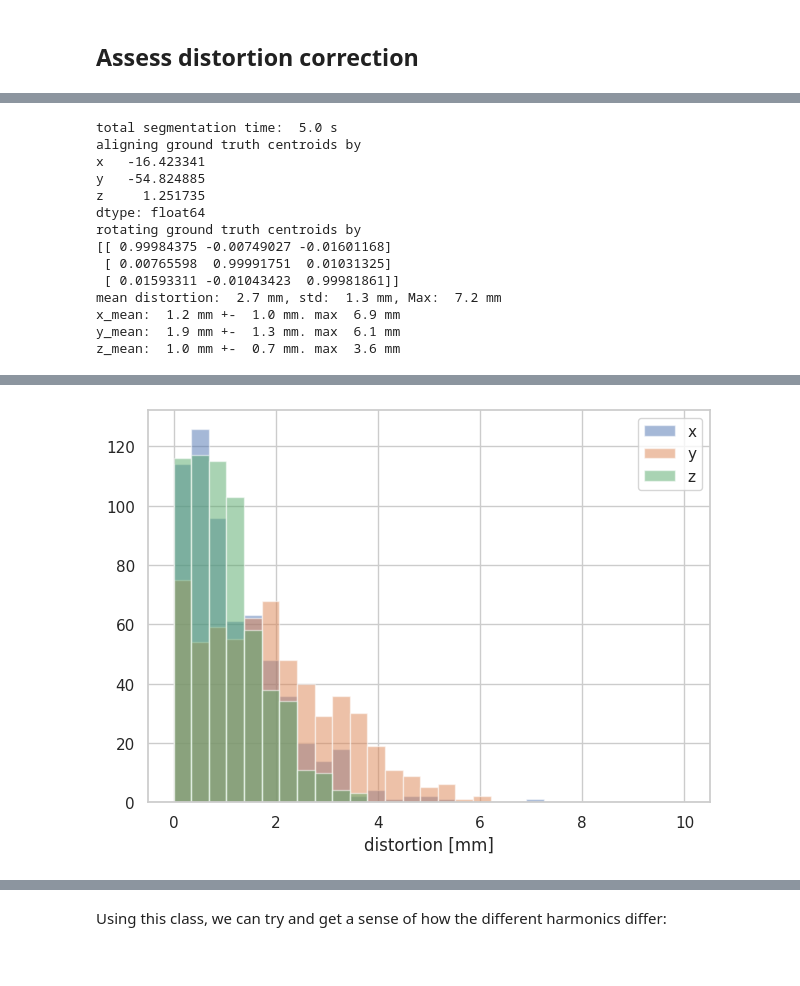
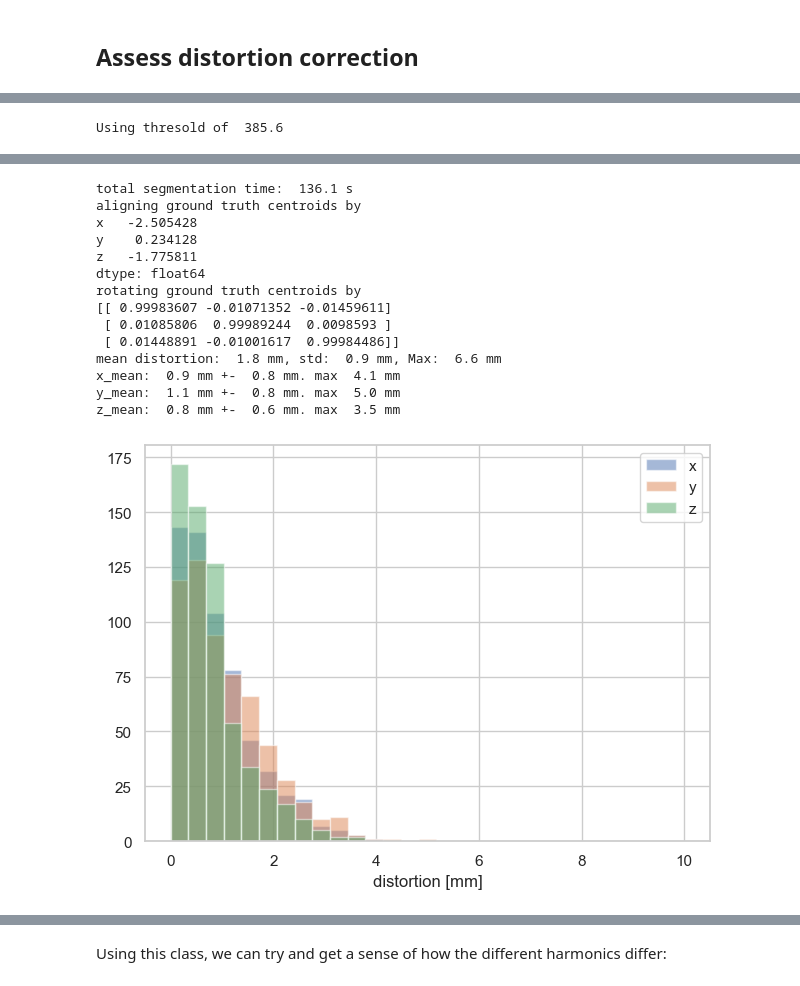
Before and after one commit to Image-X-Institute/mri_distortion_toolkit, a Jupyter notebook: examples/franken_goam/FrankenGoam.ipynb, the cells around one changed output, grey strips where cells are left out. Drawn from its saved outputs; the diff is of its cells as text; code cells hidden in the pictures.

```diff
--- a/examples/franken_goam/FrankenGoam.ipynb
+++ b/examples/franken_goam/FrankenGoam.ipynb
@@ -20,7 +20,8 @@ import seaborn as sns
 from matplotlib import pyplot as plt
 
 
-dataloc = Path(r'/home/brendan/Downloads/FrankenGoam^Mr/20221107 MR Linac^Test')
+dataloc = Path(r'C:\Users\bwhe3635\Downloads\FrankenGoam^Mr\FrankenGoam^Mr\20221107 MR Linac^Test')
+gt_data_loc = Path(r'C:\Users\bwhe3635\Downloads\FrankenGoam^Mr\FrankenGoam^Mr\CT\slicer_centroids.mrk.json')
 scans = {'0': '01 localiser_gre',
          '1': '02 localiser_gre',
          '2': '03 localiser_gre',
@@ -79,7 +80,6 @@ for 15 t1_tse_256_cor_RL, 618 markers found
 
 The next step is to match the markers from each of the distorted datasets to the ground truth data. Note that we have previously segmented the ground truth data, and simply import the pre-segmented data here.
 # %%
-gt_data_loc = Path(r'/home/brendan/Downloads/FrankenGoam^Mr/CT/slicer_centroids.mrk.json')
 #align ground truth
 gt_vol = MarkerVolume(gt_data_loc)
 gt_vol.rotate_markers(yaxis_angle=180)
@@ -338,21 +338,22 @@ images exported to dicom in  0.3s
 # %% [markdown]
 ## Assess distortion correction
 # %%
-# Assess correction:
-gt_data_loc = Path(r'/home/brendan/Downloads/FrankenGoam^Mr/CT/slicer_centroids.mrk.json')
-# align ground truth:
-gt_volume.rotate_markers(yaxis_angle=90)
-gt_volume.rotate_markers(zaxis_angle=180)
-gt_volume.MarkerCentroids = gt_volume.MarkerCentroids[gt_volume.MarkerCentroids.x > -150]
-# this line trims
-gt_volume.translate_markers(x_shift=-14, y_shift=55, z_shift=-3)
-gt_volume.rotate_markers(xaxis_angle=180)
+# have to realign the ground truth to the new position
+from copy import deepcopy
+gt_vol2 = MarkerVolume(gt_data_loc)
+gt_vol2.rotate_markers(yaxis_angle=90)
+gt_vol2.rotate_markers(zaxis_angle=180)
+gt_vol2.MarkerCentroids = gt_vol2.MarkerCentroids[gt_vol2.MarkerCentroids.x > -150]
+gt_vol2.translate_markers(x_shift=-14, y_shift=55, z_shift=-3)
+gt_vol2.rotate_markers(xaxis_angle=180)
+nmarkers = 609
 
-corrected_volume = MarkerVolume(distorted_data_loc / 'corrected_dcm', n_markers_expected=609,  # nb 609 because end slice missing
-                                iterative_segmentation=False,
-                                gaussian_image_filter_sd=0.6,
-                                threshold=412)
-matched_volume_corrected = MatchedMarkerVolumes(gt_volume, corrected_volume, n_refernce_markers=9)
+corrected_volume = MarkerVolume(distorted_data_loc / 'corrected_dcm',
+                                n_markers_expected=nmarkers,
+                                iterative_segmentation=True,
+                                threshold=None,
+                                gaussian_image_filter_sd=0.8)
+matched_volume_corrected = MatchedMarkerVolumes(gt_vol2, corrected_volume, n_refernce_markers=9)
 matched_volume_corrected.report()
 plot_distortion_xyz_hist(matched_volume_corrected)
 # %% [output]
@@ -360,14 +361 @@ plot_distortion_xyz_hist(matched_volume_corrected)
-total segmentation time:  5.0 s
-aligning ground truth centroids by
-x   -16.423341
-y   -54.824885
-z     1.251735
-dtype: float64
-rotating ground truth centroids by
-[[ 0.99984375 -0.00749027 -0.01601168]
- [ 0.00765598  0.99991751  0.01031325]
- [ 0.01593311 -0.01043423  0.99981861]]
-mean distortion:  2.7 mm, std:  1.3 mm, Max:  7.2 mm
-x_mean:  1.2 mm +-  1.0 mm. max  6.9 mm
-y_mean:  1.9 mm +-  1.3 mm. max  6.1 mm
-z_mean:  1.0 mm +-  0.7 mm. max  3.6 mm
+Using thresold of  385.6
@@ -374,4 +364,18 @@ z_mean:  1.0 mm +-  0.7 mm. max  3.6 mm
+total segmentation time:  136.1 s
+aligning ground truth centroids by
+x   -2.505428
+y    0.234128
+z   -1.775811
+dtype: float64
+rotating ground truth centroids by
+[[ 0.99983607 -0.01071352 -0.01459611]
+ [ 0.01085806  0.99989244  0.0098593 ]
+ [ 0.01448891 -0.01001617  0.99984486]]
+mean distortion:  1.8 mm, std:  0.9 mm, Max:  6.6 mm
+x_mean:  0.9 mm +-  0.8 mm. max  4.1 mm
+y_mean:  1.1 mm +-  0.8 mm. max  5.0 mm
+z_mean:  0.8 mm +-  0.6 mm. max  3.5 mm
-[figure, old version]
+[figure, new version]
 # %% [markdown]
 ## Assess distortion correction with different combination of harmonics/ data
 
```
Also changed, not shown: parts of 10 cells of this notebook, 28 other files.
